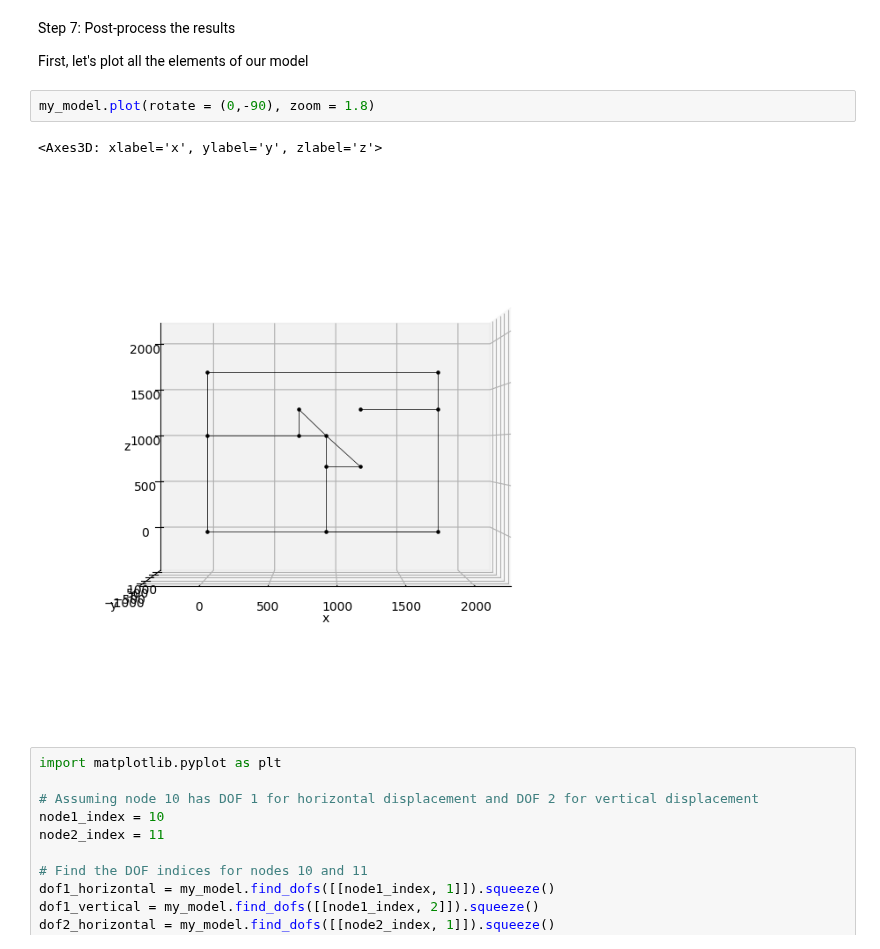
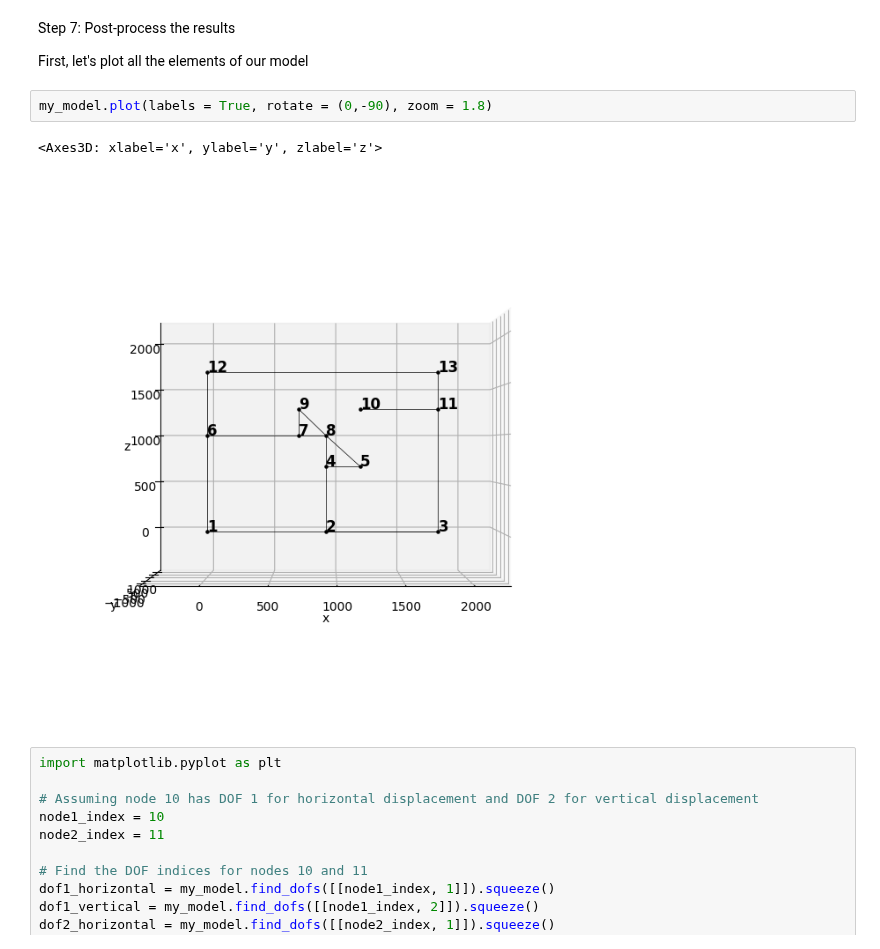
Before and after one commit to Lonthre/hybrid-test-bench, a Jupyter notebook: PT_script-2dof_hybrid_test_bench.ipynb, the cells around one changed output. Drawn from its saved outputs; the diff is of its cells as text.

```diff
--- a/PT_script-2dof_hybrid_test_bench.ipynb
+++ b/PT_script-2dof_hybrid_test_bench.ipynb
@@ -364,10 +363,10 @@ Step 7: Post-process the results
 
 First, let's plot all the elements of our model
 # %%
-my_model.plot(rotate = (0,-90), zoom = 1.8)
+my_model.plot(labels = True, rotate = (0,-90), zoom = 1.8)
 # %% [output]
 <Axes3D: xlabel='x', ylabel='y', zlabel='z'>
-[figure, old version]
+[figure, new version]
 # %%
 import matplotlib.pyplot as plt
 
```
Also changed, not shown: parts of 1 cell of this notebook, 1 other file.
